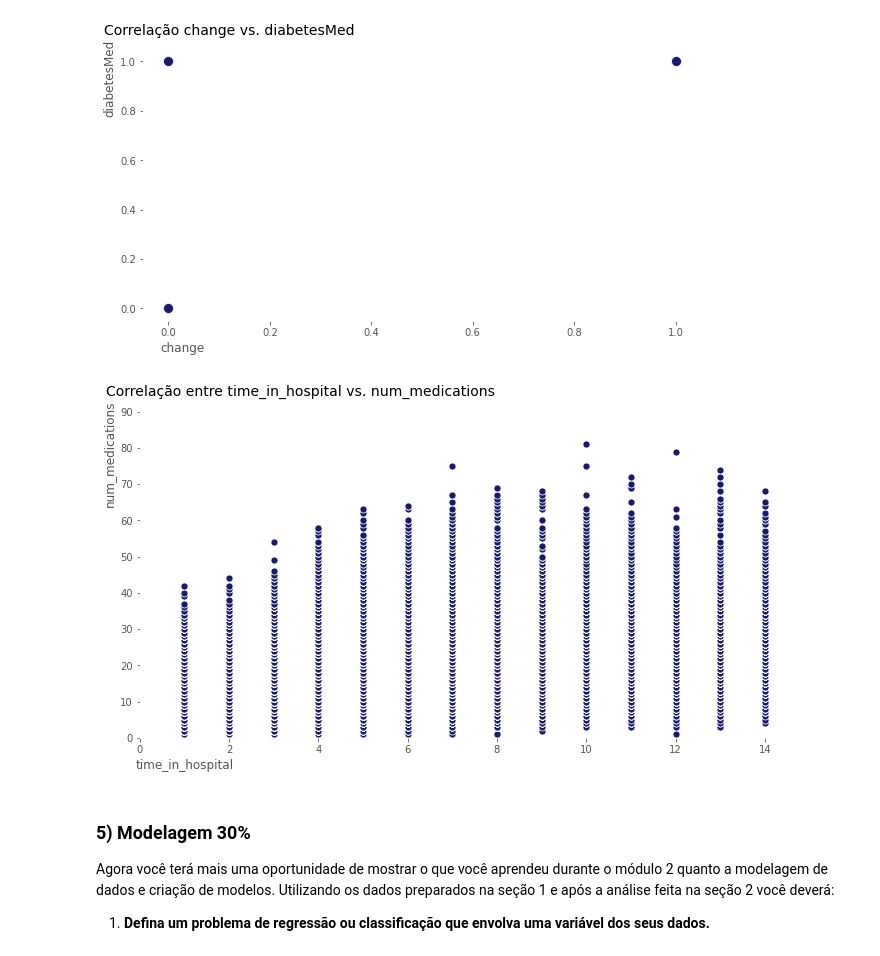
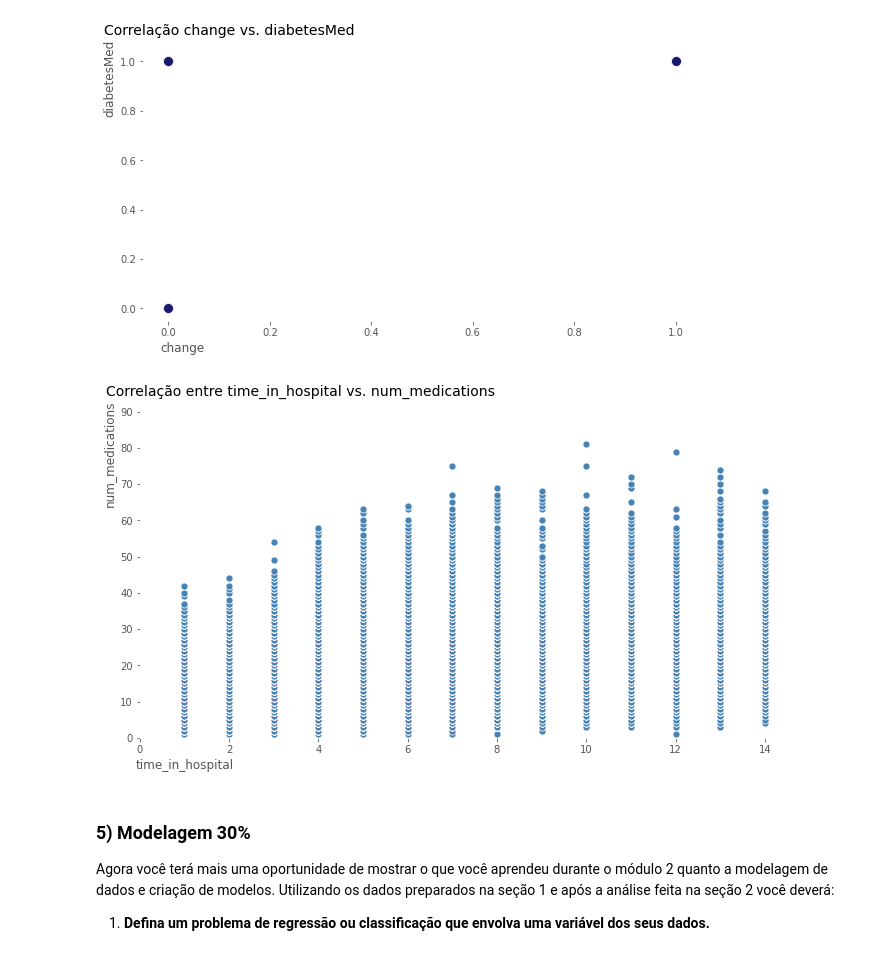
Before and after one commit to LilianeAquino/aed_projeto_3, a Jupyter notebook: template.ipynb, the cells around one changed output. Saved outputs shown, nothing was run; the diff lists cells and outputs as text; code cells hidden in the pictures.

```diff
--- a/template.ipynb
+++ b/template.ipynb
@@ -971,17 +971,17 @@ plt.show()
 # %%
 plt.rcParams['figure.figsize'] = [12, 6]
 
 ordered = data_cleaned[['time_in_hospital', 'num_medications']].sort_values(by=['time_in_hospital', 'num_medications'])
-sns.scatterplot(x='time_in_hospital', y='num_medications', data=ordered, color='#191970', s=50)
+sns.scatterplot(x='time_in_hospital', y='num_medications', data=ordered, color='#4682B4', s=50)
 
 plt.title('Correlação entre time_in_hospital vs. num_medications', y=1.03, size=14, loc='left', x=-0.05)
 plt.ylabel('num_medications', horizontalalignment='left', y=0.71)
 plt.xlabel('time_in_hospital', horizontalalignment='right', x=0.14)
 plt.xlim(0, 15)
 plt.ylim(0, 90)
 plt.show()
 # %% [output]
-[figure, old version]
+[figure, new version]
 # %% [markdown]
 ### 5) Modelagem 30%
 
```
Also changed, not shown: parts of 18 cells of this notebook.
